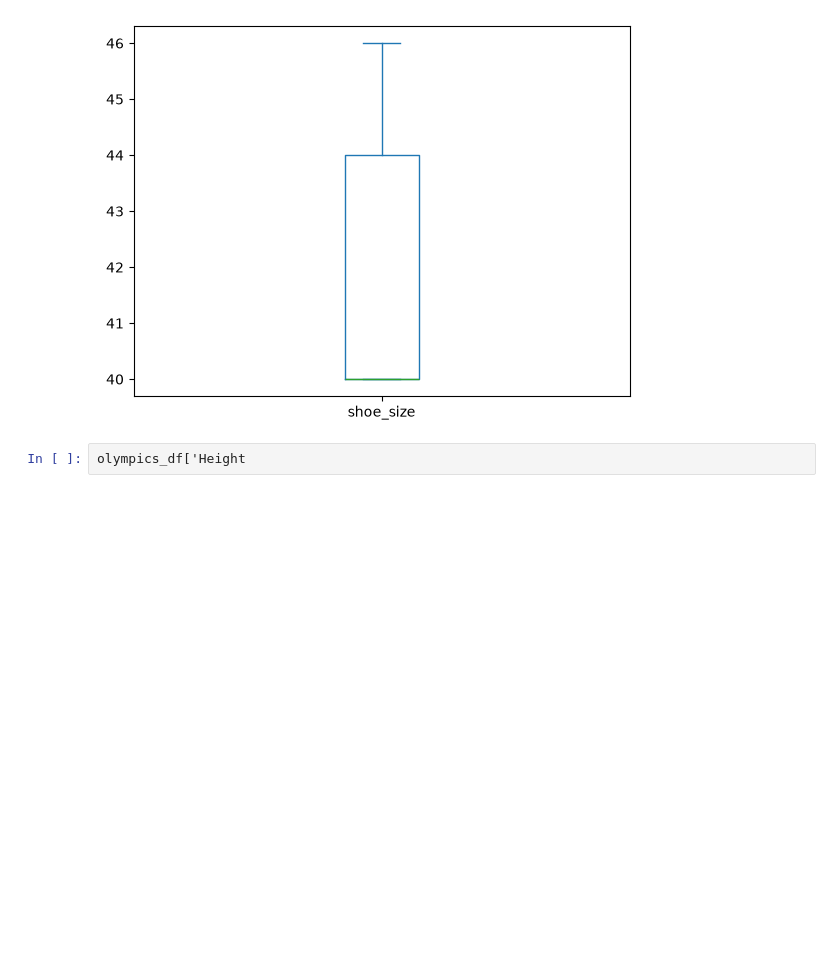
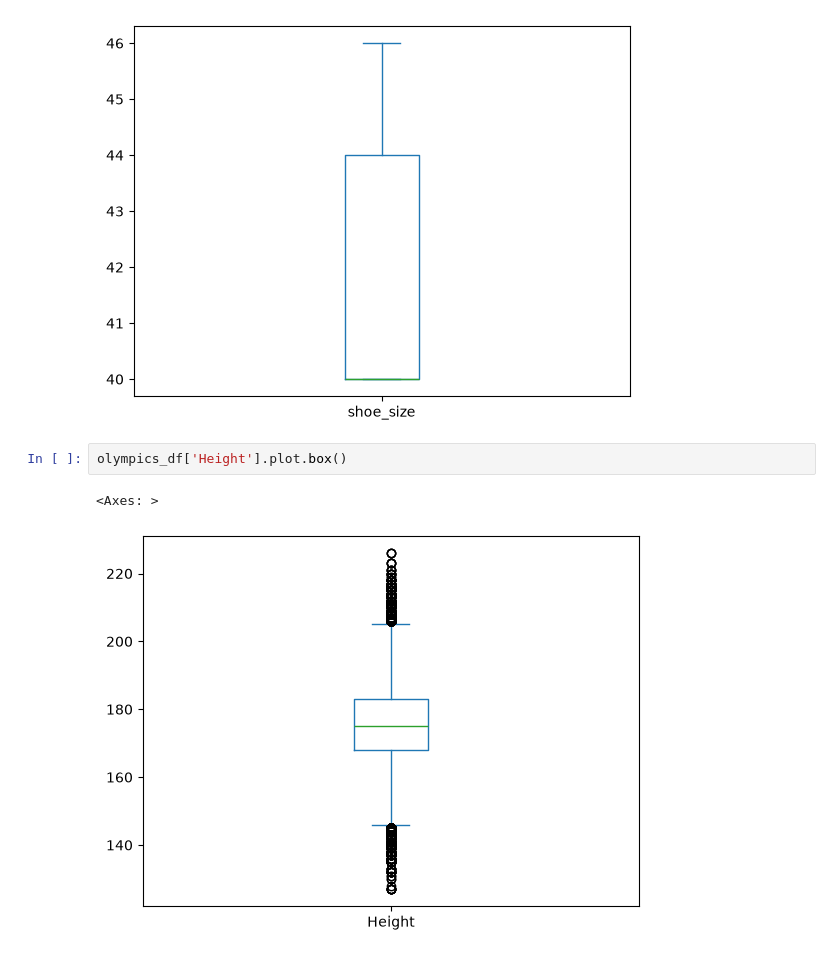
Before and after one commit to reuven/OReilly-PythonData-2026-06, a Jupyter notebook: OReilly-PythonData-2026-06-22.ipynb, the cells around one changed output. Cells and saved outputs as stored; diff of their text form; blank space fills up the shorter version.

```diff
--- a/OReilly-PythonData-2026-06-22.ipynb
+++ b/OReilly-PythonData-2026-06-22.ipynb
@@ -1343,4 +1343,7 @@ shoe_size_df.plot.box()
 <Axes: >
 [figure]
 # %%
-olympics_df['Height
+olympics_df['Height'].plot.box()
+# %% [output]
+<Axes: >
+[figure, added]
```
Also changed, not shown: parts of 2 cells of this notebook.
